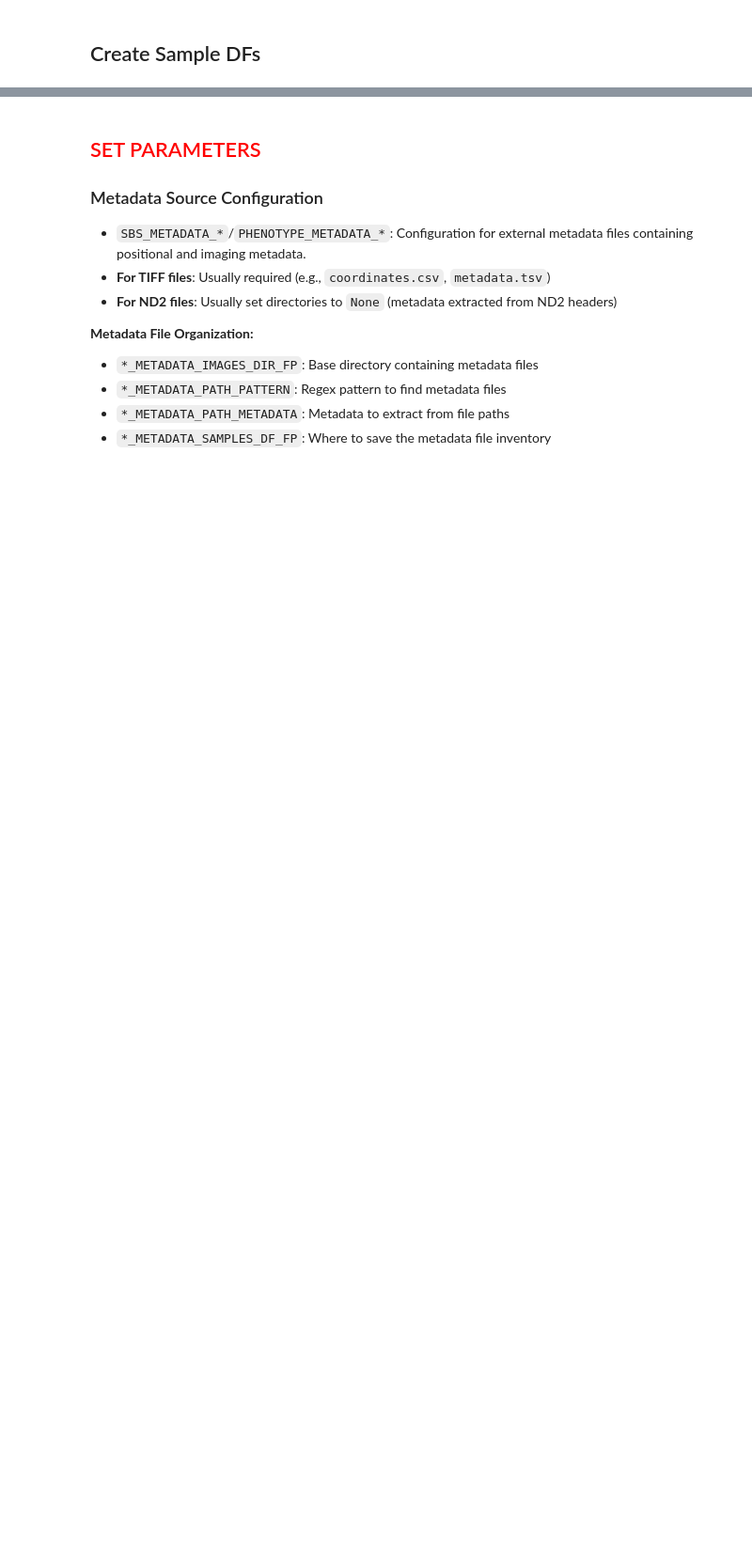
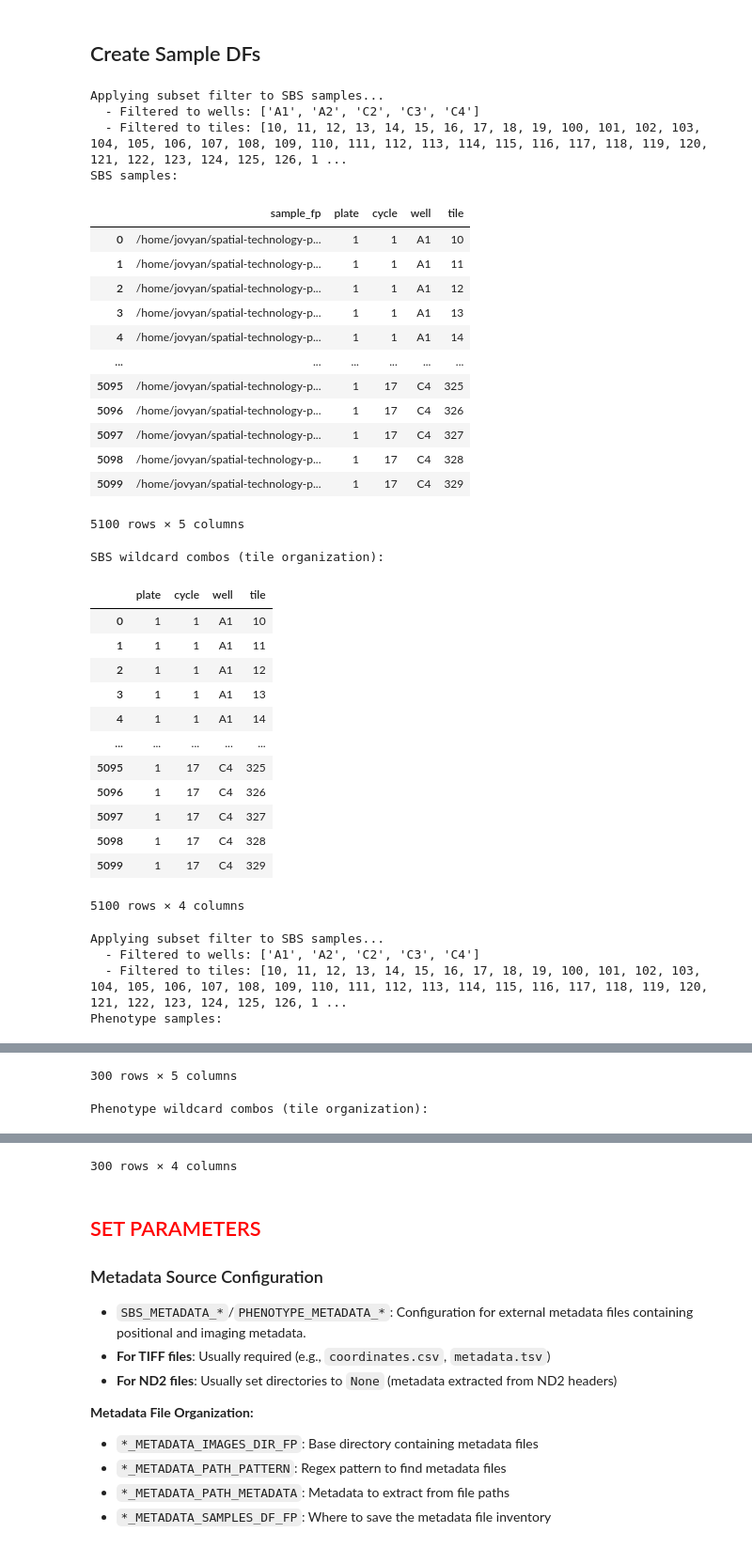
Before and after one commit to alecbarrios/brieflow-analysis-ASD-443-6GP, a Jupyter notebook: analysis/0.configure_preprocess_params.ipynb, the cells around one changed output, grey strips where cells are left out. Shown at 94% size. Cells and saved outputs as stored; diff of their text form; code cells hidden in the pictures; blank space fills up the shorter version.

Commit message:
[config] updated screen.yaml after preprocessing metadata [params] updated 0.preprocess notebook and 1.run file with 6GP002 subset preprocessing parameters

```diff
--- a/analysis/0.configure_preprocess_params.ipynb
+++ b/analysis/0.configure_preprocess_params.ipynb
@@ -122,8 +122,8 @@ Path(PHENOTYPE_COMBO_DF_FP).parent.mkdir(parents=True, exist_ok=True)
 # Paths to image directories
 # AB I think this may be looking for a dir with a subset of FOVs from the wells from all cycles to test out brieflow parameters,
 # not the dirs containing the full screen dataset of every FOV from every well....?
-SBS_IMAGES_DIR_FP = "home/jovyan/spatial-technology-platform/AB/6GP002/6GP002/plate_1/input_sbs" #absolute path to c1-c17
-PHENOTYPE_IMAGES_DIR_FP = "home/jovyan/spatial-technology-platform/AB/6GP002/6GP002/plate_1/input_ph" #absolute path to antibody images (1 cycle total)
+SBS_IMAGES_DIR_FP = "/home/jovyan/spatial-technology-platform/AB/6GP002/6GP002/plate_1/input_sbs" #absolute path to c1-c17
+PHENOTYPE_IMAGES_DIR_FP = "/home/jovyan/spatial-technology-platform/AB/6GP002/6GP002/plate_1/input_ph" #absolute path to antibody images (1 cycle total)
 
 # SBS pattern configurations
 SBS_PATH_PATTERN = r"plate-(\d+)_cycle-(\d+)_well-([A-Z]\d+)_tile-(\d+)\.nd2"
@@ -135,7 +135,7 @@ SBS_METADATA_ORDER_TYPE = {"plate": int,
 
 # Phenotype pattern configurations
 PHENOTYPE_PATH_PATTERN = r"plate-(\d+)_round-(\d+)_well-([A-Z]\d+)_tile-(\d+)\.nd2"
-PHENOTYPE_PATH_METADATA = ["plate", "round", "well", "tile"] #Protein ID too?
+PHENOTYPE_PATH_METADATA = ["plate", "round", "well", "tile"]
 PHENOTYPE_METADATA_ORDER_TYPE = {"plate": int,
                            "round": int,
                            "well": str,
@@ -218,8 +219,27 @@ PHENOTYPE_METADATA_ORDER_TYPE = {"plate": int, "well": str, "tile": int}
 # %%
+#NEW CODE Optional: Subset specific wells and tiles
+# Set to None to process all samples
+SUBSET_WELLS = ["A1", "A2", "C2", "C3", "C4"]  # e.g., ["A3"] or None for all wells
+SUBSET_TILES = [*range(10,20), *range(100,140), *range(320,330)]  # or None for all tiles
+# *** END NEW CODE ****
+
 # Create SBS samples DataFrame
 sbs_samples = create_samples_df(
     SBS_IMAGES_DIR_FP, SBS_PATH_PATTERN, SBS_PATH_METADATA, SBS_METADATA_ORDER_TYPE
 )
+
+# NEW CODE Apply subsetting if specified
+if SUBSET_WELLS is not None or SUBSET_TILES is not None:
+    print(f"Applying subset filter to SBS samples...")
+    if SUBSET_WELLS is not None:
+        sbs_samples = sbs_samples[sbs_samples["well"].isin(SUBSET_WELLS)]
+        print(f"  - Filtered to wells: {SUBSET_WELLS}")
+    if SUBSET_TILES is not None:
+        sbs_samples = sbs_samples[sbs_samples["tile"].isin(SUBSET_TILES)]
+        print(f"  - Filtered to tiles: {SUBSET_TILES}")
+    sbs_samples.reset_index(drop=True, inplace=True)
+# *** END NEW ***
+
 sbs_samples.to_csv(SBS_SAMPLES_DF_FP, sep="\t", index=False)
 print("SBS samples:")
 display(sbs_samples)
@@ -261,35 +281,84 @@ phenotype_samples = create_samples_df(
     PHENOTYPE_PATH_METADATA,
     PHENOTYPE_METADATA_ORDER_TYPE,
 )
+
+# NEW CODE Apply subsetting if specified
+if SUBSET_WELLS is not None or SUBSET_TILES is not None:
+    print(f"Applying subset filter to SBS samples...")
+    if SUBSET_WELLS is not None:
+        phenotype_samples = phenotype_samples[phenotype_samples["well"].isin(SUBSET_WELLS)]
+        print(f"  - Filtered to wells: {SUBSET_WELLS}")
+    if SUBSET_TILES is not None:
+        phenotype_samples = phenotype_samples[phenotype_samples["tile"].isin(SUBSET_TILES)]
+        print(f"  - Filtered to tiles: {SUBSET_TILES}")
+    phenotype_samples.reset_index(drop=True, inplace=True)
+# *** END NEW ***
+
 phenotype_samples.to_csv(PHENOTYPE_SAMPLES_DF_FP, sep="\t", index=False)
 print("Phenotype samples:")
 display(phenotype_samples)
 
 # Create phenotype wildcard combos based on data organization
 if PHENOTYPE_DATA_ORGANIZATION == "tile":
     phenotype_wildcard_combos = phenotype_samples[PHENOTYPE_PATH_METADATA].drop_duplicates().astype(str)
     phenotype_wildcard_combos.to_csv(PHENOTYPE_COMBO_DF_FP, sep="\t", index=False)
     print("Phenotype wildcard combos (tile organization):")
     display(phenotype_wildcard_combos)
 elif PHENOTYPE_DATA_ORGANIZATION == "well" and len(phenotype_samples) > 0:
     print("Phenotype: Detecting tile count for well organization...")
     # Get tile count from a sample well
     PHENOTYPE_TILES = get_tile_count_from_well(
         phenotype_samples,
         plate=phenotype_samples["plate"].iloc[0],
         well=phenotype_samples["well"].iloc[0],
         verbose=True
     )
     print(f"Detected {PHENOTYPE_TILES} tiles per well for phenotype")
 
     # Generate combos with detected tile count
     base_combos = phenotype_samples[PHENOTYPE_PATH_METADATA].drop_duplicates().astype(str)
     tiles = [str(i) for i in range(PHENOTYPE_TILES)]
     phenotype_wildcard_combos = pd.DataFrame([
         {**row.to_dict(), "tile": tile}
         for _, row in base_combos.iterrows()
         for tile in tiles
     ])
     phenotype_wildcard_combos.to_csv(PHENOTYPE_COMBO_DF_FP, sep="\t", index=False)
     print("Phenotype wildcard combos (well organization):")
     display(phenotype_wildcard_combos)
+# %% [output]
+Applying subset filter to SBS samples...
+  - Filtered to wells: ['A1', 'A2', 'C2', 'C3', 'C4']
+  - Filtered to tiles: [10, 11, 12, 13, 14, 15, 16, 17, 18, 19, 100, 101, 102, 103, 104, 105, 106, 107, 108, 109, 110, 111, 112, 113, 114, 115, 116, 117, 118, 119, 120, 121, 122, 123, 124, 125, 126, 1 ...
+SBS samples:
+|  | sample_fp | plate | cycle | well | tile |
+| 0 | /home/jovyan/spatial-technology-p... | 1 | 1 | A1 | 10 |
+| 1 | /home/jovyan/spatial-technology-p... | 1 | 1 | A1 | 11 |
+| 2 | /home/jovyan/spatial-technology-p... | 1 | 1 | A1 | 12 |
+| 3 | /home/jovyan/spatial-technology-p... | 1 | 1 | A1 | 13 |
+| 4 | /home/jovyan/spatial-technology-p... | 1 | 1 | A1 | 14 |
+| ... | ... | ... | ... | ... | ... |
+| 5095 | /home/jovyan/spatial-technology-p... | 1 | 17 | C4 | 325 |
+| 5096 | /home/jovyan/spatial-technology-p... | 1 | 17 | C4 | 326 |
+| 5097 | /home/jovyan/spatial-technology-p... | 1 | 17 | C4 | 327 |
+| 5098 | /home/jovyan/spatial-technology-p... | 1 | 17 | C4 | 328 |
+| 5099 | /home/jovyan/spatial-technology-p... | 1 | 17 | C4 | 329 |
+5100 rows × 5 columns
+SBS wildcard combos (tile organization):
+|  | plate | cycle | well | tile |
+| 0 | 1 | 1 | A1 | 10 |
+| 1 | 1 | 1 | A1 | 11 |
+| 2 | 1 | 1 | A1 | 12 |
+| 3 | 1 | 1 | A1 | 13 |
+| 4 | 1 | 1 | A1 | 14 |
+| ... | ... | ... | ... | ... |
+| 5095 | 1 | 17 | C4 | 325 |
+| 5096 | 1 | 17 | C4 | 326 |
+| 5097 | 1 | 17 | C4 | 327 |
+| 5098 | 1 | 17 | C4 | 328 |
+| 5099 | 1 | 17 | C4 | 329 |
+5100 rows × 4 columns
+Applying subset filter to SBS samples...
+  - Filtered to wells: ['A1', 'A2', 'C2', 'C3', 'C4']
+  - Filtered to tiles: [10, 11, 12, 13, 14, 15, 16, 17, 18, 19, 100, 101, 102, 103, 104, 105, 106, 107, 108, 109, 110, 111, 112, 113, 114, 115, 116, 117, 118, 119, 120, 121, 122, 123, 124, 125, 126, 1 ...
+Phenotype samples:
@@ -295,0 +377,2 @@ elif PHENOTYPE_DATA_ORGANIZATION == "well" and len(phenotype_samples) > 0:
+300 rows × 5 columns
+Phenotype wildcard combos (tile organization):
@@ -296,3 +391,4 @@ elif PHENOTYPE_DATA_ORGANIZATION == "well" and len(phenotype_samples) > 0:
+300 rows × 4 columns
 # %% [markdown]
 ## <font color='red'>SET PARAMETERS</font>
 
```
Also changed, not shown: parts of 7 cells of this notebook, 6 other files.
